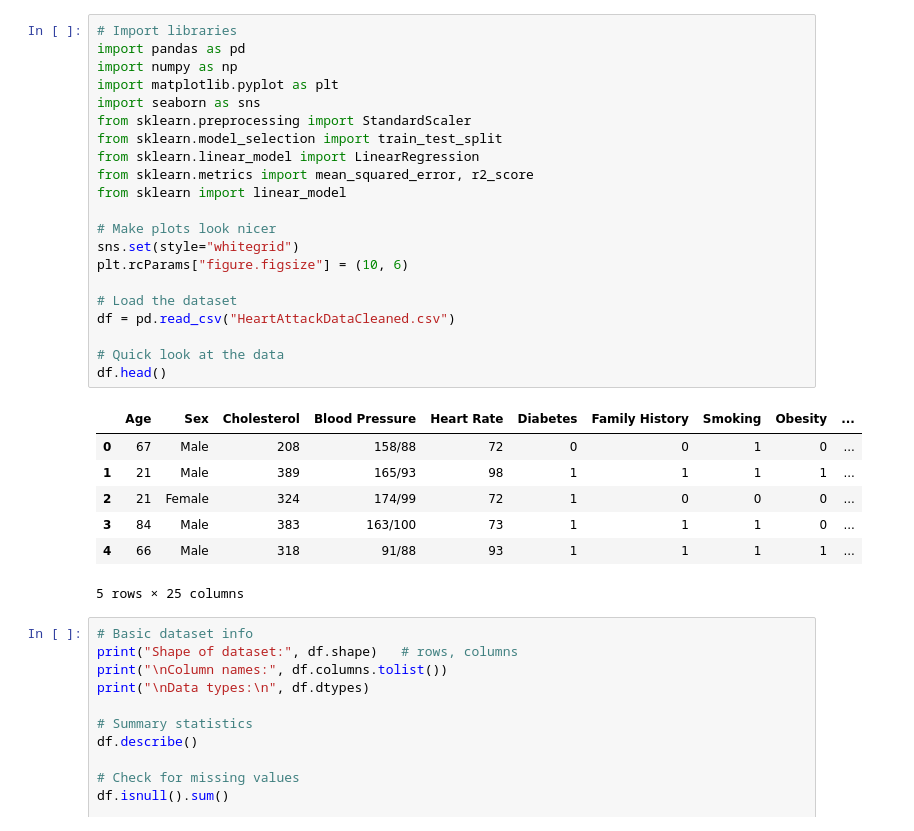
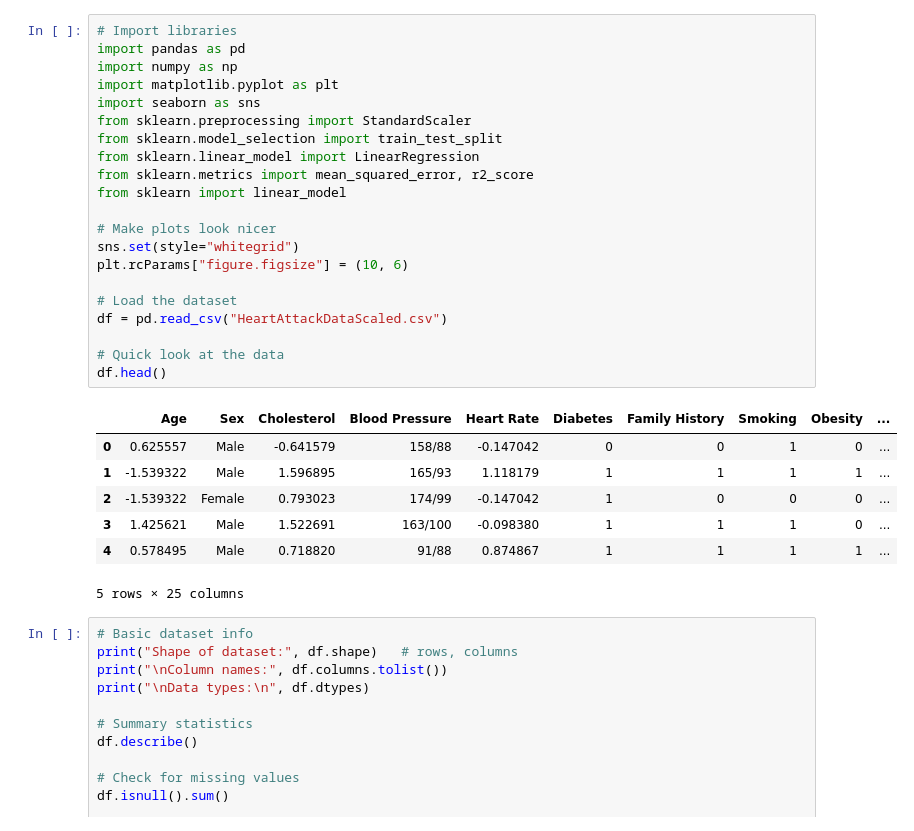
Before and after one commit to madsdegn/PredictionModel, a Jupyter notebook: Notebook.ipynb, the cells around one changed output. Drawn from its saved outputs; the diff is of its cells as text.

```diff
--- a/Notebook.ipynb
+++ b/Notebook.ipynb
@@ -1,31 +1,31 @@
 # %%
 # Import libraries
 import pandas as pd
 import numpy as np
 import matplotlib.pyplot as plt
 import seaborn as sns
 from sklearn.preprocessing import StandardScaler
 from sklearn.model_selection import train_test_split
 from sklearn.linear_model import LinearRegression
 from sklearn.metrics import mean_squared_error, r2_score
 from sklearn import linear_model
 
 # Make plots look nicer
 sns.set(style="whitegrid")
 plt.rcParams["figure.figsize"] = (10, 6)
 
 # Load the dataset
-df = pd.read_csv("HeartAttackDataCleaned.csv")
+df = pd.read_csv("HeartAttackDataScaled.csv")
 
 # Quick look at the data
 df.head()
 # %% [output]
 |  | Age | Sex | Cholesterol | Blood Pressure | Heart Rate | Diabetes | Family History | Smoking | Obesity | ... |
-| 0 | 67 | Male | 208 | 158/88 | 72 | 0 | 0 | 1 | 0 | ... |
-| 1 | 21 | Male | 389 | 165/93 | 98 | 1 | 1 | 1 | 1 | ... |
-| 2 | 21 | Female | 324 | 174/99 | 72 | 1 | 0 | 0 | 0 | ... |
-| 3 | 84 | Male | 383 | 163/100 | 73 | 1 | 1 | 1 | 0 | ... |
-| 4 | 66 | Male | 318 | 91/88 | 93 | 1 | 1 | 1 | 1 | ... |
+| 0 | 0.625557 | Male | -0.641579 | 158/88 | -0.147042 | 0 | 0 | 1 | 0 | ... |
+| 1 | -1.539322 | Male | 1.596895 | 165/93 | 1.118179 | 1 | 1 | 1 | 1 | ... |
+| 2 | -1.539322 | Female | 0.793023 | 174/99 | -0.147042 | 1 | 0 | 0 | 0 | ... |
+| 3 | 1.425621 | Male | 1.522691 | 163/100 | -0.098380 | 1 | 1 | 1 | 0 | ... |
+| 4 | 0.578495 | Male | 0.718820 | 91/88 | 0.874867 | 1 | 1 | 1 | 1 | ... |
 5 rows × 25 columns
 # %%
 # Basic dataset info
```
Also changed, not shown: parts of 3 cells of this notebook.
